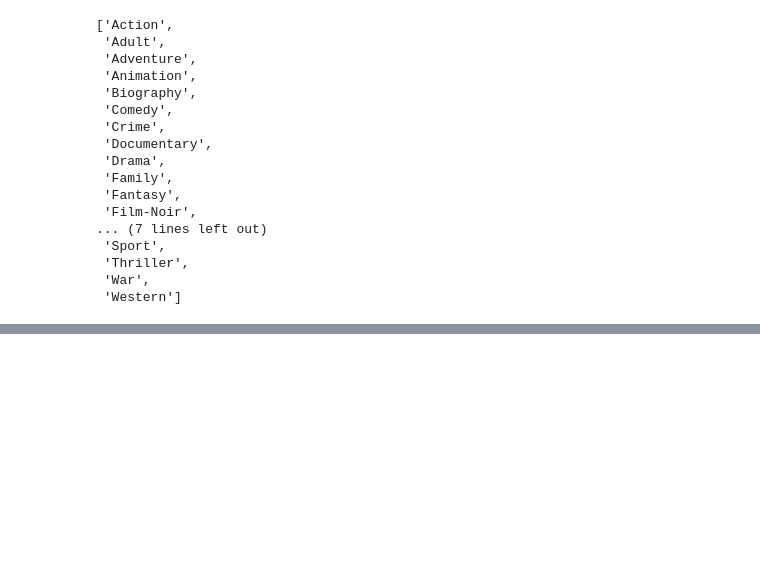
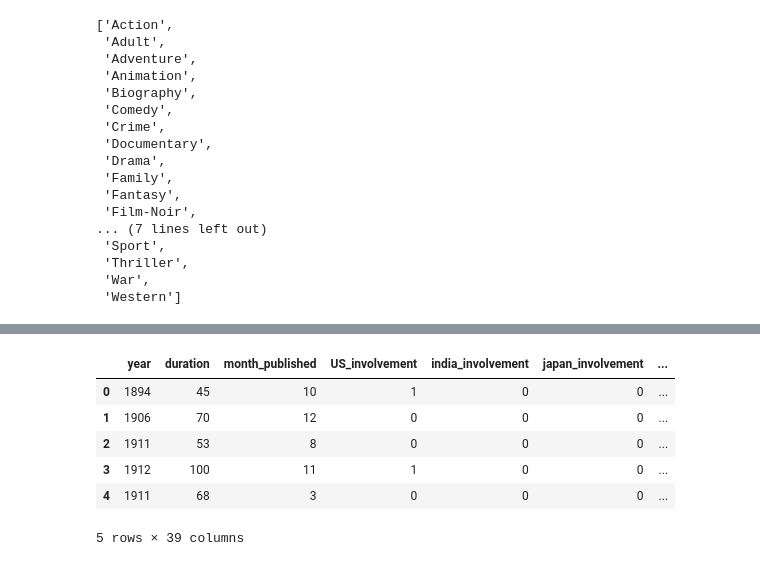
Before and after one commit to gspahlin/Movie_metric_predictor, a Jupyter notebook: Movie_predictor.ipynb, the cells around one changed output, grey strips where cells are left out. Cells and saved outputs as stored; diff of their text form; code cells hidden in the pictures; blank space fills up the shorter version.

```diff
--- a/Movie_predictor.ipynb
+++ b/Movie_predictor.ipynb
@@ -728,3 +729,38 @@ g_clean
 # %%
 # now I need to loop through that list and loop through each term to look for it in the genre column of predictor
 # when I find it, I need to add it to a list, and finally I need to add it to a column in the predictor dataframe
+
+for g in g_clean:
+    #initialize an array and a counter
+    g_array = []
+    g_counter = 0
+
+    #loop through the genre column of predictor_df
+    for gen in predictor_df['genre']:
+
+        #initialize the value of each entry at 0
+        g_array.append(0)
+
+        #git rid of white space in genre list
+        gen = gen.strip()
+
+        #split out the genres and make a list
+        gen_list = gen.split(',')
+
+        #loop through the genres to see if entry g is there
+
+        for genr in gen_list:
+            if genr == g:
+                #change the value to 1 if found
+                g_array[g_counter] = 1
+
+        g_counter = g_counter + 1
+
+    #g_array is populated, so add it to predictor_df as a new column
+
+    predictor_df[g] = g_array
+
+    print(f'added {g}')
+
+
+predictor_df.head()
@@ -730,0 +792,12 @@ g_clean
+# %%
+predictor_df = predictor_df.drop(columns = ['genre'])
+
+predictor_df.head()
+# %% [output]
+|  | year | duration | month_published | US_involvement | india_involvement | japan_involvement | ... |
+| 0 | 1894 | 45 | 10 | 1 | 0 | 0 | ... |
+| 1 | 1906 | 70 | 12 | 0 | 0 | 0 | ... |
+| 2 | 1911 | 53 | 8 | 0 | 0 | 0 | ... |
+| 3 | 1912 | 100 | 11 | 1 | 0 | 0 | ... |
+| 4 | 1911 | 68 | 3 | 0 | 0 | 0 | ... |
+5 rows × 39 columns
```
Also changed, not shown: parts of 3 cells of this notebook, 1 other file.
